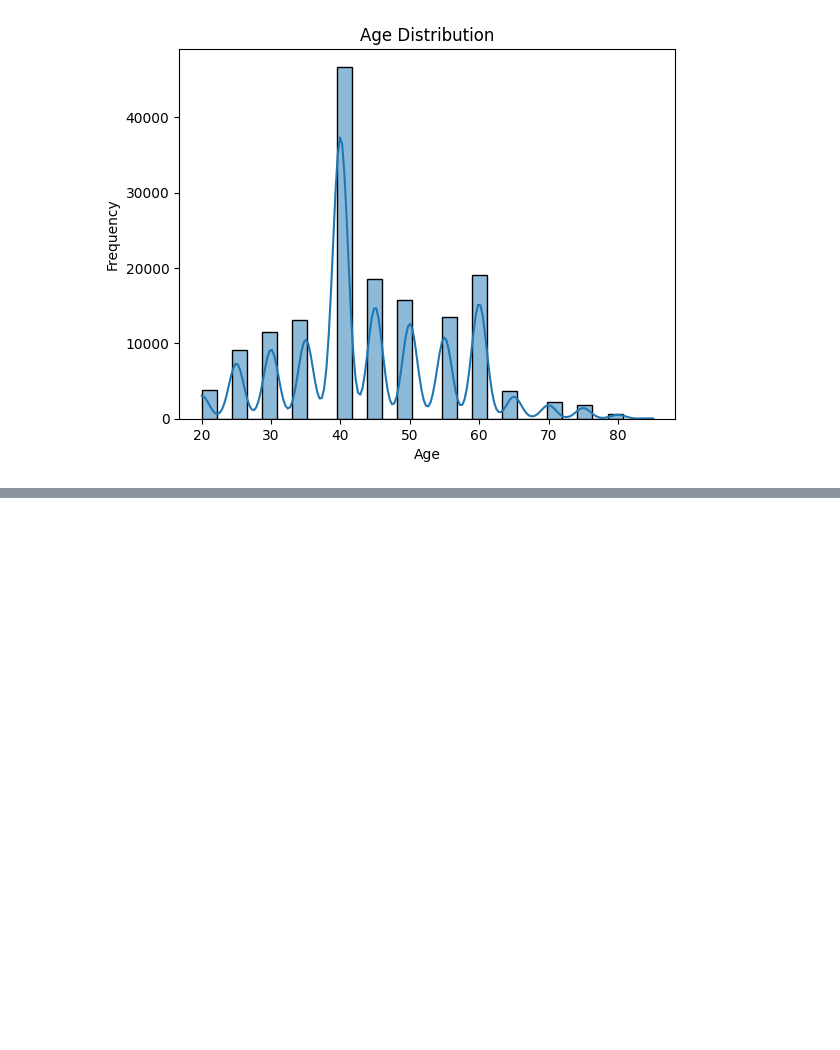
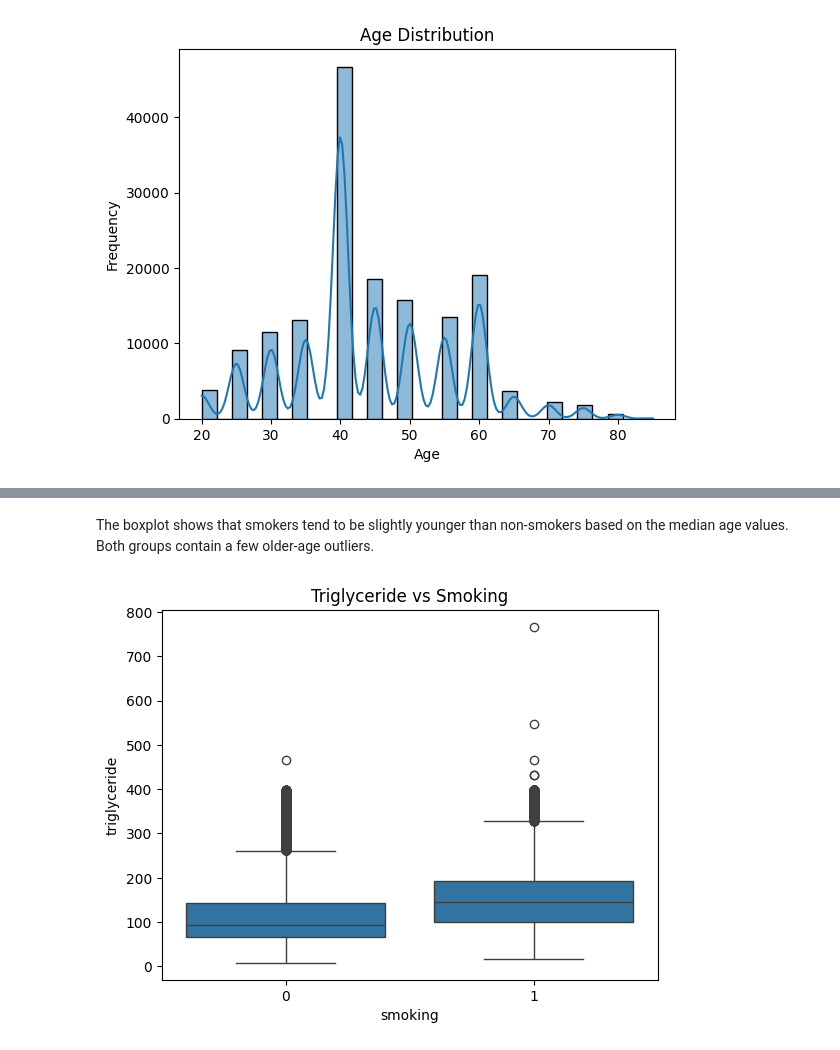
Before and after one commit to Skrat21/ml_final_aignement_3, a Jupyter notebook: 1_exploratory.ipynb, the cells around one changed output, grey strips where cells are left out. Drawn from its saved outputs; the diff is of its cells as text; code cells hidden in the pictures; blank space fills up the shorter version.

```diff
--- a/1_exploratory.ipynb
+++ b/1_exploratory.ipynb
@@ -104,0 +127,10 @@ plt.show()
+# %% [markdown]
+The boxplot shows that smokers tend to be slightly younger than non-smokers based on the median age values. Both groups contain a few older-age outliers.
+# %%
+sns.boxplot(x='smoking', y='triglyceride', data=df)
+
+plt.title("Triglyceride vs Smoking")
+
+plt.show()
+# %% [output]
+[figure, added]
```
Also changed, not shown: parts of 18 cells of this notebook, 1 other file.
